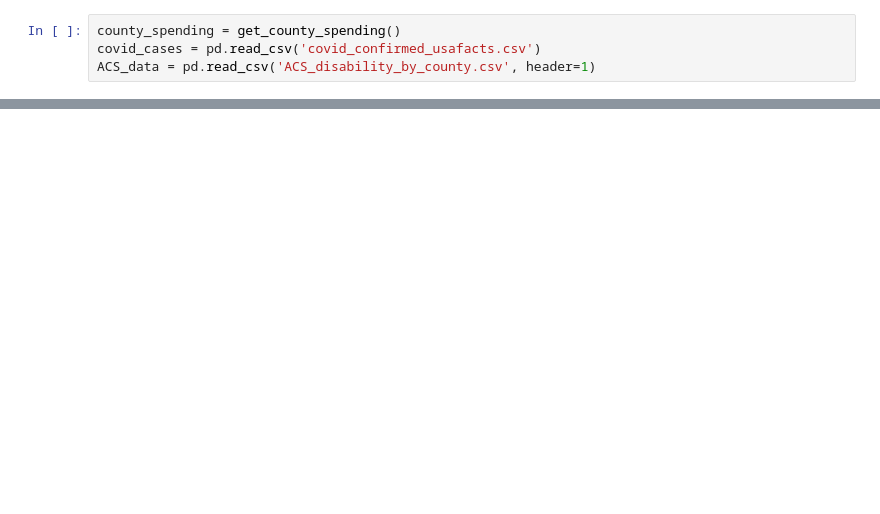
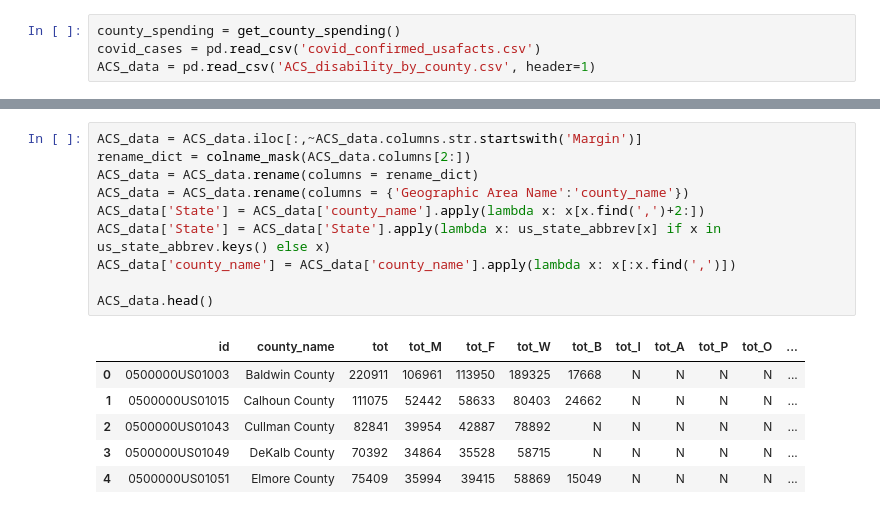
Before and after one commit to MLenaBleile/ConsultingProject, a Jupyter notebook: InfectSpendAnalysis.ipynb, the cells around one changed output, grey strips where cells are left out. Drawn from its saved outputs; the diff is of its cells as text; blank space fills up the shorter version.

```diff
--- a/InfectSpendAnalysis.ipynb
+++ b/InfectSpendAnalysis.ipynb
@@ -34 +45,18 @@ print(ACS_data.shape)
+# %%
+ACS_data = ACS_data.iloc[:,~ACS_data.columns.str.startswith('Margin')]
+rename_dict = colname_mask(ACS_data.columns[2:])
+ACS_data = ACS_data.rename(columns = rename_dict)
+ACS_data = ACS_data.rename(columns = {'Geographic Area Name':'county_name'})
+ACS_data['State'] = ACS_data['county_name'].apply(lambda x: x[x.find(',')+2:])
+ACS_data['State'] = ACS_data['State'].apply(lambda x: us_state_abbrev[x] if x in us_state_abbrev.keys() else x)
+ACS_data['county_name'] = ACS_data['county_name'].apply(lambda x: x[:x.find(',')])
+
+ACS_data.head()
+# %% [output]
+|  | id | county_name | tot | tot_M | tot_F | tot_W | tot_B | tot_I | tot_A | tot_P | tot_O | ... |
+| 0 | 0500000US01003 | Baldwin County | 220911 | 106961 | 113950 | 189325 | 17668 | N | N | N | N | ... |
+| 1 | 0500000US01015 | Calhoun County | 111075 | 52442 | 58633 | 80403 | 24662 | N | N | N | N | ... |
+| 2 | 0500000US01043 | Cullman County | 82841 | 39954 | 42887 | 78892 | N | N | N | N | N | ... |
+| 3 | 0500000US01049 | DeKalb County | 70392 | 34864 | 35528 | 58715 | N | N | N | N | N | ... |
+| 4 | 0500000US01051 | Elmore County | 75409 | 35994 | 39415 | 58869 | 15049 | N | N | N | N | ... |
 # %%
```
Also changed, not shown: parts of 11 cells of this notebook, 2 other files.
